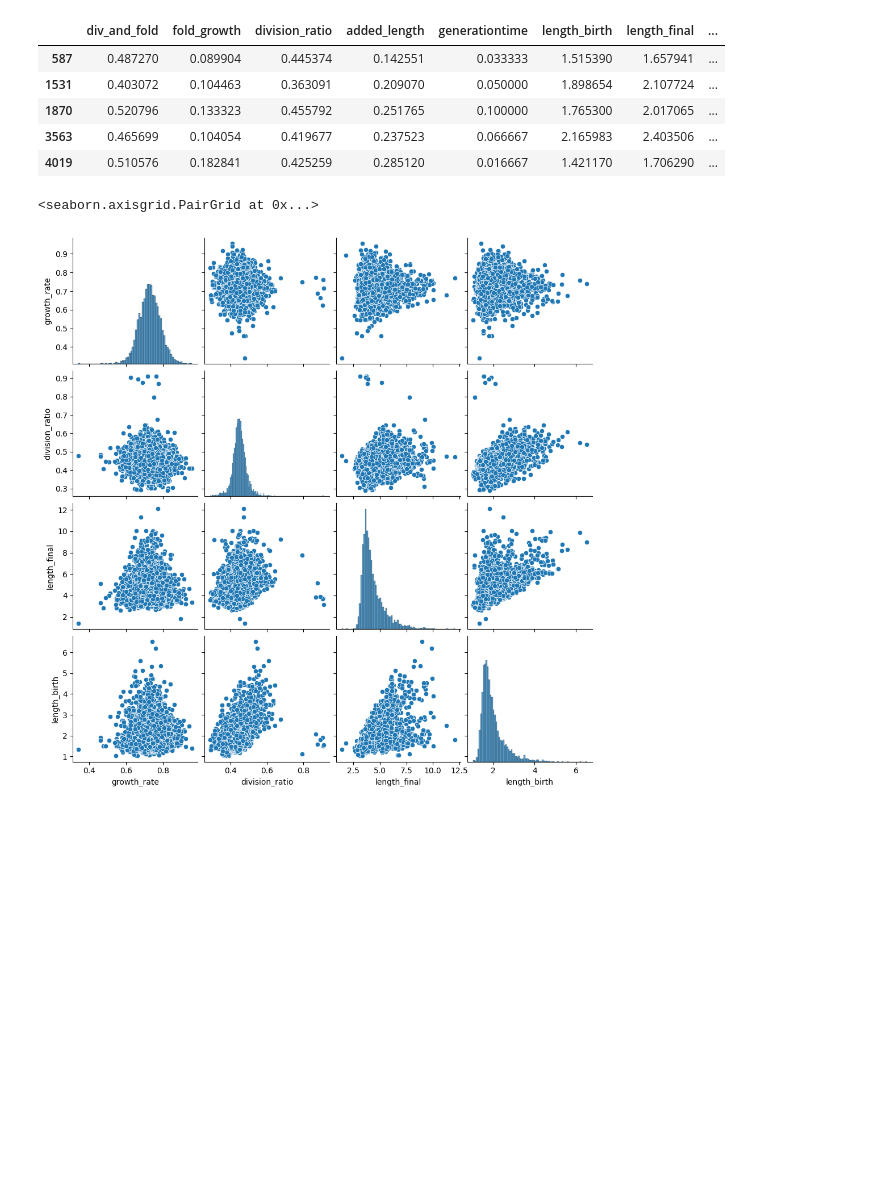
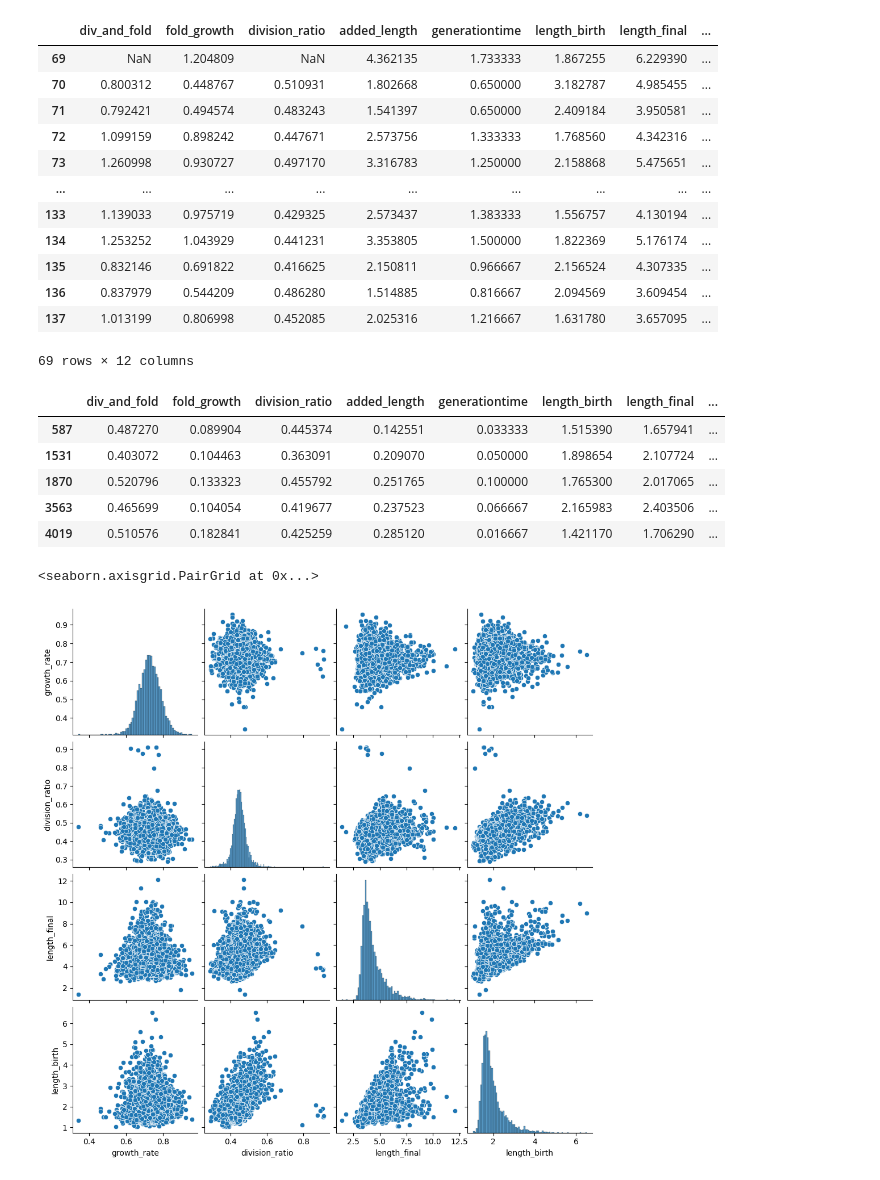
Before and after one commit to EmanueleSarte/microbial_growth, a Jupyter notebook: data.ipynb, the cells around one changed output. Cells and saved outputs as stored; diff of their text form; code cells hidden in the pictures; blank space fills up the shorter version.

```diff
--- a/data.ipynb
+++ b/data.ipynb
@@ -98,3 +77,19 @@ FILTERED DATASET:
+# %%
+df_result[df_result['lineage_ID'] == 2.0]
+# %% [output]
+|  | div_and_fold | fold_growth | division_ratio | added_length | generationtime | length_birth | length_final | ... |
+| 69 | NaN | 1.204809 | NaN | 4.362135 | 1.733333 | 1.867255 | 6.229390 | ... |
+| 70 | 0.800312 | 0.448767 | 0.510931 | 1.802668 | 0.650000 | 3.182787 | 4.985455 | ... |
+| 71 | 0.792421 | 0.494574 | 0.483243 | 1.541397 | 0.650000 | 2.409184 | 3.950581 | ... |
+| 72 | 1.099159 | 0.898242 | 0.447671 | 2.573756 | 1.333333 | 1.768560 | 4.342316 | ... |
+| 73 | 1.260998 | 0.930727 | 0.497170 | 3.316783 | 1.250000 | 2.158868 | 5.475651 | ... |
+| ... | ... | ... | ... | ... | ... | ... | ... | ... |
+| 133 | 1.139033 | 0.975719 | 0.429325 | 2.573437 | 1.383333 | 1.556757 | 4.130194 | ... |
+| 134 | 1.253252 | 1.043929 | 0.441231 | 3.353805 | 1.500000 | 1.822369 | 5.176174 | ... |
+| 135 | 0.832146 | 0.691822 | 0.416625 | 2.150811 | 0.966667 | 2.156524 | 4.307335 | ... |
+| 136 | 0.837979 | 0.544209 | 0.486280 | 1.514885 | 0.816667 | 2.094569 | 3.609454 | ... |
+| 137 | 1.013199 | 0.806998 | 0.452085 | 2.025316 | 1.216667 | 1.631780 | 3.657095 | ... |
+69 rows × 12 columns
 # %%
 df["growth_rate"].sort_values(ascending=False)
 df[df["growth_rate"] > 1]
```
Also changed, not shown: parts of 2 cells of this notebook, 2 other files.
